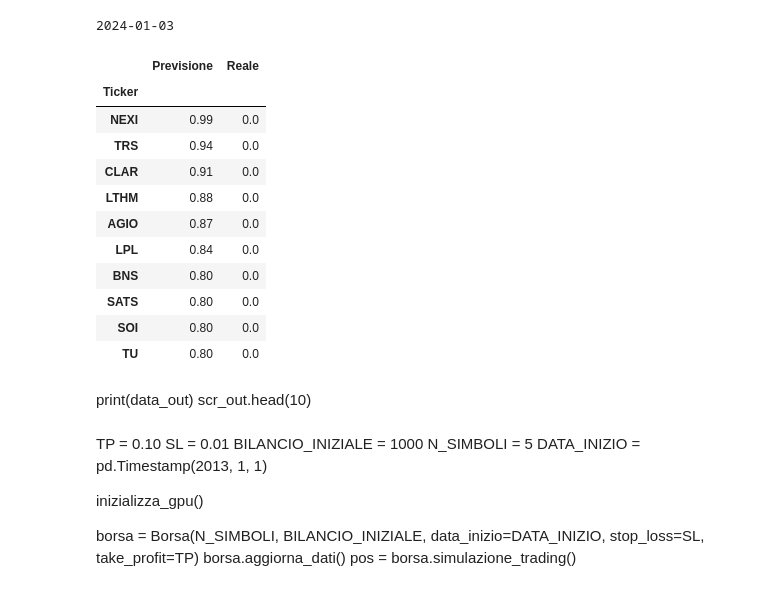
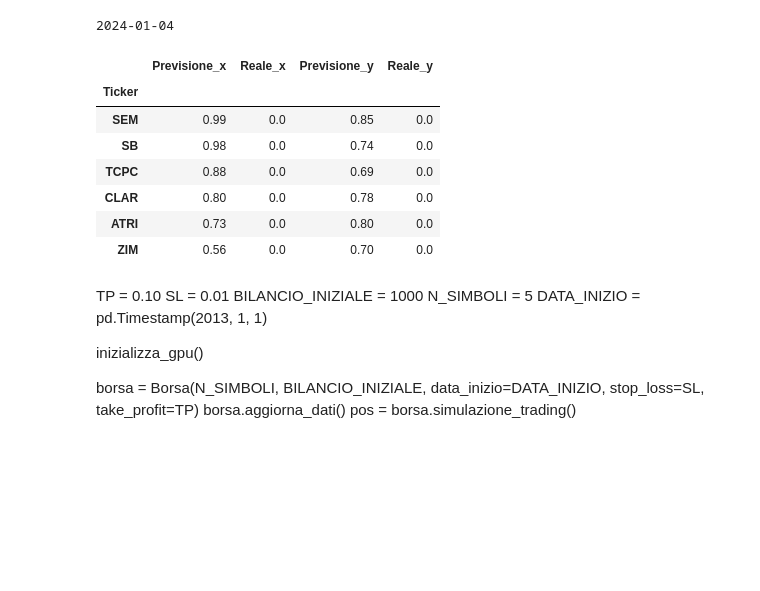
Before and after one commit to enricomarchi/Borsa, a Jupyter notebook: Test_trading_multiplo.ipynb, the cells around one changed output. Cells and saved outputs as stored; diff of their text form; code cells hidden in the pictures; blank space fills up the shorter version.

```diff
--- a/Test_trading_multiplo.ipynb
+++ b/Test_trading_multiplo.ipynb
@@ -1579,6 +1551,4 @@ def ottimizzazione_parametri():
 # %%
-
-
 PROBABILITA_PER_ACQUISTO = 0.5
 BILANCIO_INIZIALE = 1000
 GIORNI_MAX_POSIZIONE = 40
@@ -1587,9 +1557,17 @@ DATA_INIZIO = pd.Timestamp(2013, 1, 1)
 
 inizializza_gpu()
 
-borsa = Borsa(N_SIMBOLI, BILANCIO_INIZIALE, PROBABILITA_PER_ACQUISTO, GIORNI_MAX_POSIZIONE, data_inizio=DATA_INIZIO)
-borsa.aggiorna_dati()
-data, scr, data_out, scr_out = borsa.ultimo_screener()
+nome_modello = 'mod_2_in'
+borsa5d = Borsa(N_SIMBOLI, BILANCIO_INIZIALE, PROBABILITA_PER_ACQUISTO, GIORNI_MAX_POSIZIONE, data_inizio=DATA_INIZIO, nome_modello=nome_modello)
+borsa5d.aggiorna_dati()
+data5d, scr5d = borsa5d.ultimo_screener()
+
+nome_modello2 = 'mod_1_in'
+borsa20d = Borsa(N_SIMBOLI, BILANCIO_INIZIALE, PROBABILITA_PER_ACQUISTO, GIORNI_MAX_POSIZIONE, data_inizio=DATA_INIZIO, nome_modello=nome_modello2)
+borsa20d.aggiorna_dati()
+data20d, scr20d = borsa20d.ultimo_screener()
+
+scr_unione = pd.merge(scr5d, scr20d, on='Ticker')
 # %% [output]
 1 Physical GPUs, 1 Logical GPUs
 Caricamento screener esistenti
@@ -1611,23 +1575,16 @@ Caricamento screener esistenti
 # %%
-print(data)
-scr.head(10)
+print(data5d)
+scr_unione.head(10)
 # %% [output]
-2024-01-03
+2024-01-04
-|  | Previsione | Reale |
-| Ticker |  |  |
-| NEXI | 0.99 | 0.0 |
-| TRS | 0.94 | 0.0 |
-| CLAR | 0.91 | 0.0 |
-| LTHM | 0.88 | 0.0 |
-| AGIO | 0.87 | 0.0 |
-| LPL | 0.84 | 0.0 |
-| BNS | 0.80 | 0.0 |
-| SATS | 0.80 | 0.0 |
-| SOI | 0.80 | 0.0 |
-| TU | 0.80 | 0.0 |
+|  | Previsione_x | Reale_x | Previsione_y | Reale_y |
+| Ticker |  |  |  |  |
+| SEM | 0.99 | 0.0 | 0.85 | 0.0 |
+| SB | 0.98 | 0.0 | 0.74 | 0.0 |
+| TCPC | 0.88 | 0.0 | 0.69 | 0.0 |
+| CLAR | 0.80 | 0.0 | 0.78 | 0.0 |
+| ATRI | 0.73 | 0.0 | 0.80 | 0.0 |
+| ZIM | 0.56 | 0.0 | 0.70 | 0.0 |
-# %% [markdown]
-print(data_out)
-scr_out.head(10)
 # %% [markdown]
 TP = 0.10
 SL = 0.01
```
Also changed, not shown: parts of 2 cells of this notebook.
